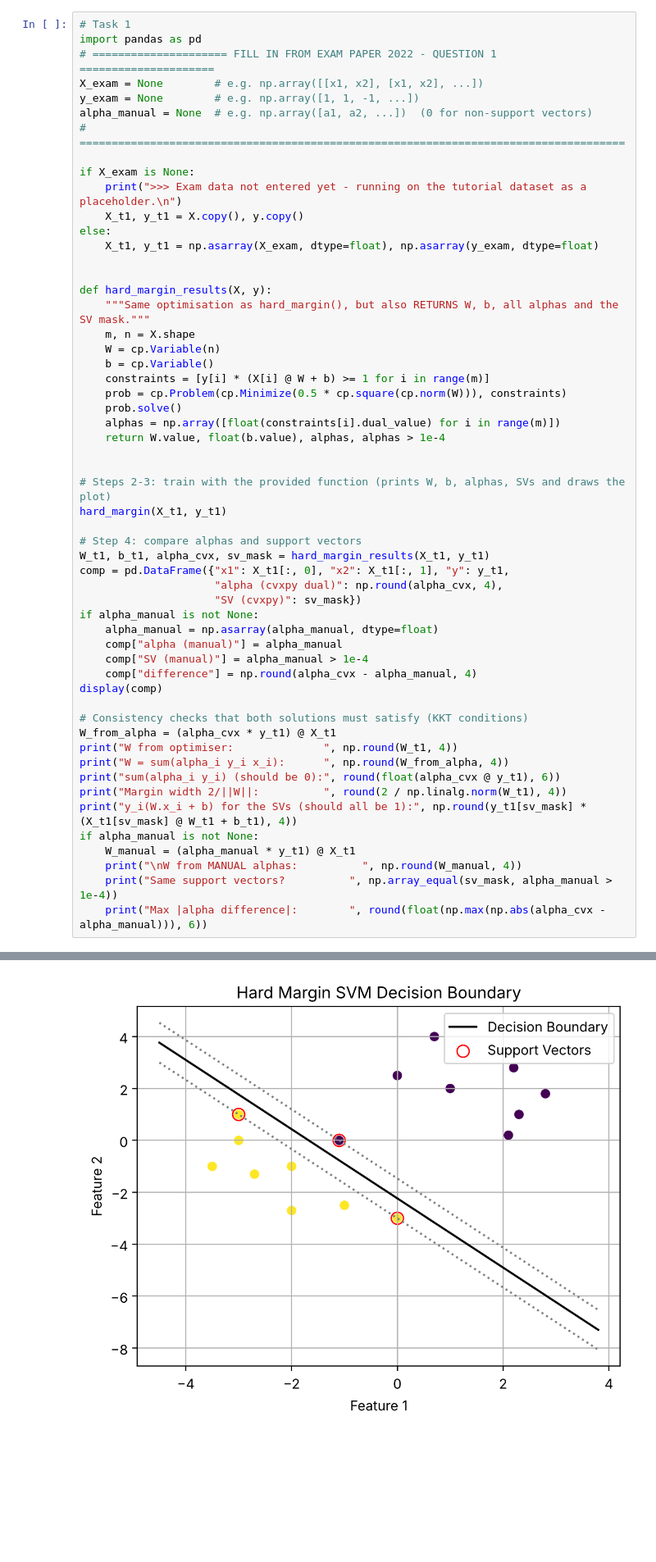
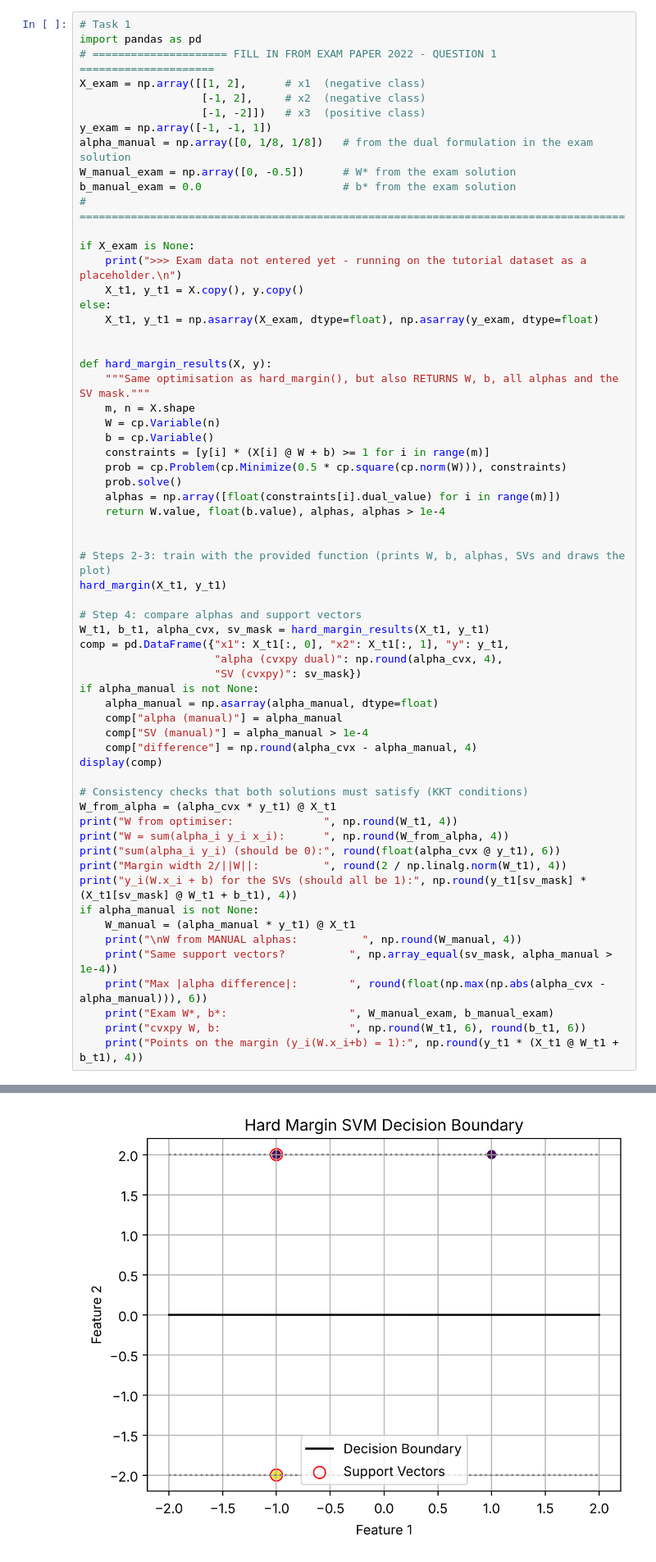
Before and after one commit to lolouisers/ELEC60019, a Jupyter notebook: 06_ML_SVM_completed.ipynb, the cells around one changed output, grey strips where cells are left out. Shown at 82% size. Cells and saved outputs as stored; diff of their text form; blank space fills up the shorter version.

```diff
--- a/06_ML_SVM_completed.ipynb
+++ b/06_ML_SVM_completed.ipynb
@@ -209,9 +214,13 @@ In this task, you will compare the outcomes calculated in **Exam Paper 2022 - Qu
 # Task 1
 import pandas as pd
 # ===================== FILL IN FROM EXAM PAPER 2022 - QUESTION 1 =====================
-X_exam = None        # e.g. np.array([[x1, x2], [x1, x2], ...])
-y_exam = None        # e.g. np.array([1, 1, -1, ...])
-alpha_manual = None  # e.g. np.array([a1, a2, ...])  (0 for non-support vectors)
+X_exam = np.array([[1, 2],      # x1  (negative class)
+                   [-1, 2],     # x2  (negative class)
+                   [-1, -2]])   # x3  (positive class)
+y_exam = np.array([-1, -1, 1])
+alpha_manual = np.array([0, 1/8, 1/8])   # from the dual formulation in the exam solution
+W_manual_exam = np.array([0, -0.5])      # W* from the exam solution
+b_manual_exam = 0.0                      # b* from the exam solution
 # =====================================================================================
 
 if X_exam is None:
@@ -260,4 +269,7 @@ if alpha_manual is not None:
     print("\nW from MANUAL alphas:          ", np.round(W_manual, 4))
     print("Same support vectors?          ", np.array_equal(sv_mask, alpha_manual > 1e-4))
     print("Max |alpha difference|:        ", round(float(np.max(np.abs(alpha_cvx - alpha_manual))), 6))
+    print("Exam W*, b*:                   ", W_manual_exam, b_manual_exam)
+    print("cvxpy W, b:                    ", np.round(W_t1, 6), round(b_t1, 6))
+    print("Points on the margin (y_i(W.x_i+b) = 1):", np.round(y_t1 * (X_t1 @ W_t1 + b_t1), 4))
 # %% [output]
@@ -273 +282 @@ Support Vectors:
-[figure, old version]
+[figure, new version]
```
Also changed, not shown: parts of 3 cells of this notebook.
